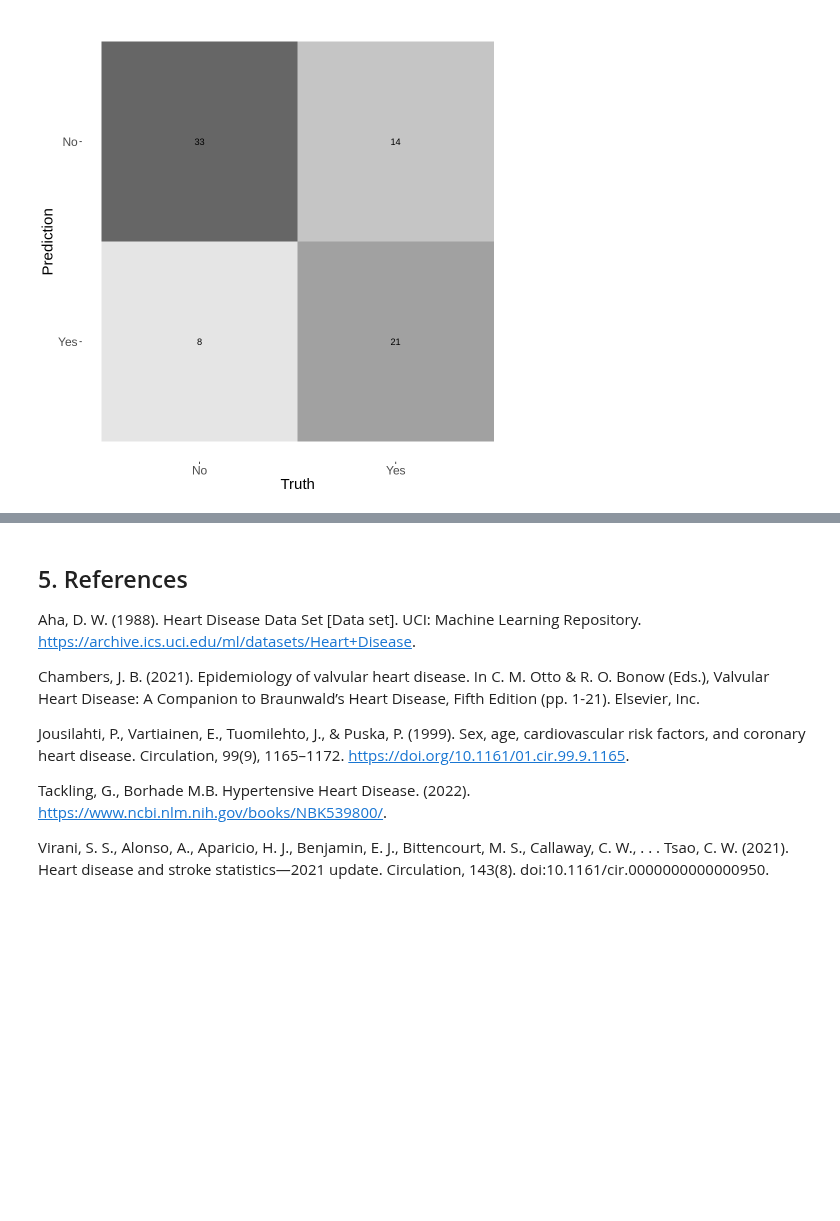
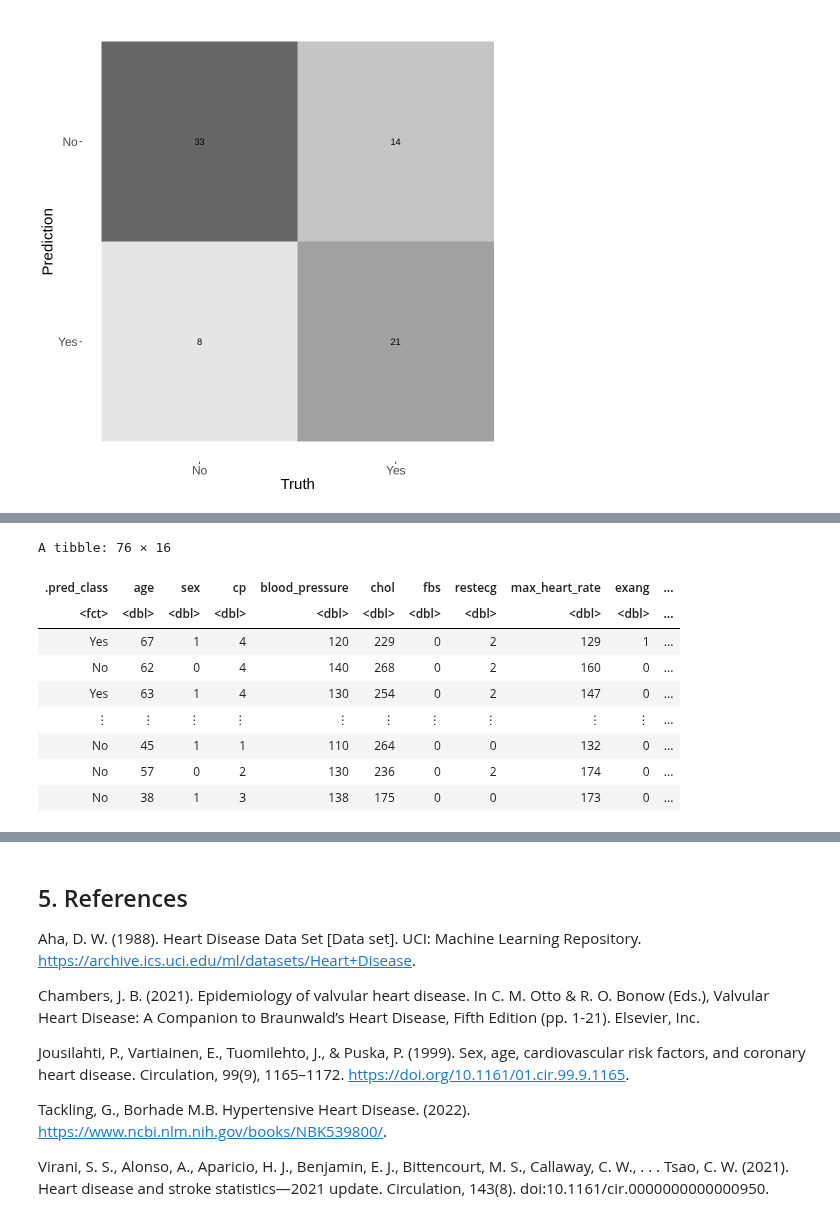
Before and after one commit to a-wang27/DSCI-100, a Jupyter notebook: project_report.ipynb, the cells around one changed output, grey strips where cells are left out. Saved outputs shown, nothing was run; the diff lists cells and outputs as text; code cells hidden in the pictures; blank space fills up the shorter version.

```diff
--- a/project_report.ipynb
+++ b/project_report.ipynb
@@ -297,0 +318,15 @@ autoplot(heart_conf_mat, type = "heatmap") +
+# %%
+heart_predictions_result <- heart_predictions |>
+    mutate(prediction_result = ifelse(.pred_class == diagnosis, "Yes", "No"))
+heart_predictions_result
+# %% [output]
+A tibble: 76 × 16
+| .pred_class | age | sex | cp | blood_pressure | chol | fbs | restecg | max_heart_rate | exang | ... |
+| <fct> | <dbl> | <dbl> | <dbl> | <dbl> | <dbl> | <dbl> | <dbl> | <dbl> | <dbl> | ... |
+| Yes | 67 | 1 | 4 | 120 | 229 | 0 | 2 | 129 | 1 | ... |
+| No | 62 | 0 | 4 | 140 | 268 | 0 | 2 | 160 | 0 | ... |
+| Yes | 63 | 1 | 4 | 130 | 254 | 0 | 2 | 147 | 0 | ... |
+| ⋮ | ⋮ | ⋮ | ⋮ | ⋮ | ⋮ | ⋮ | ⋮ | ⋮ | ⋮ | ... |
+| No | 45 | 1 | 1 | 110 | 264 | 0 | 0 | 132 | 0 | ... |
+| No | 57 | 0 | 2 | 130 | 236 | 0 | 2 | 174 | 0 | ... |
+| No | 38 | 1 | 3 | 138 | 175 | 0 | 0 | 173 | 0 | ... |
```
Also changed, not shown: parts of 10 cells of this notebook.
